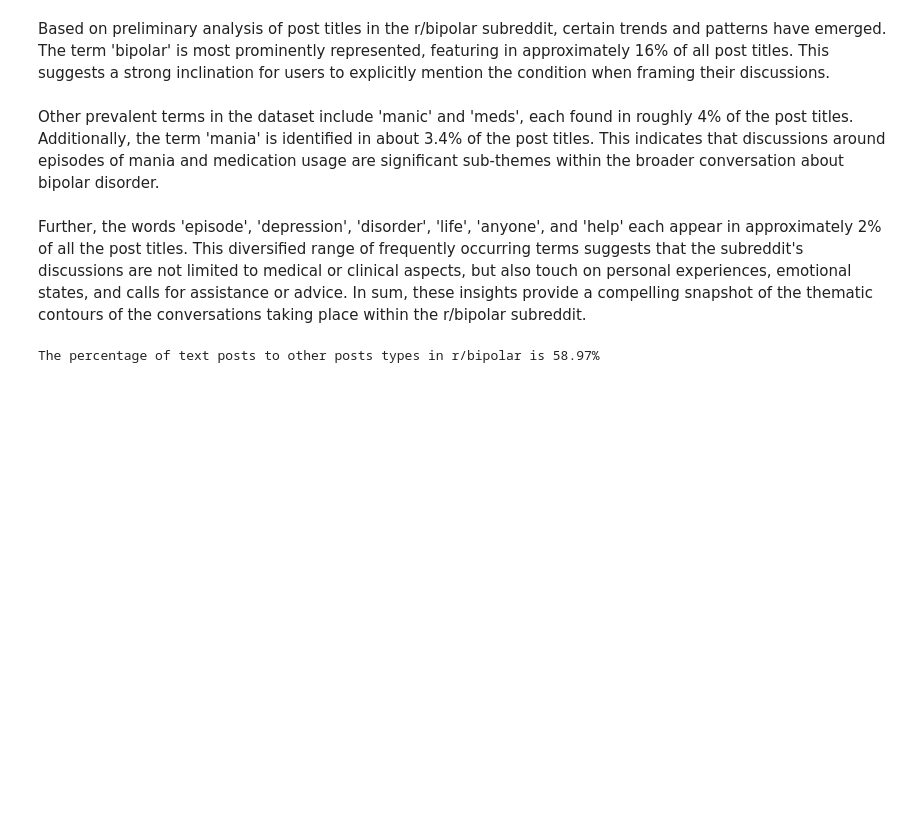
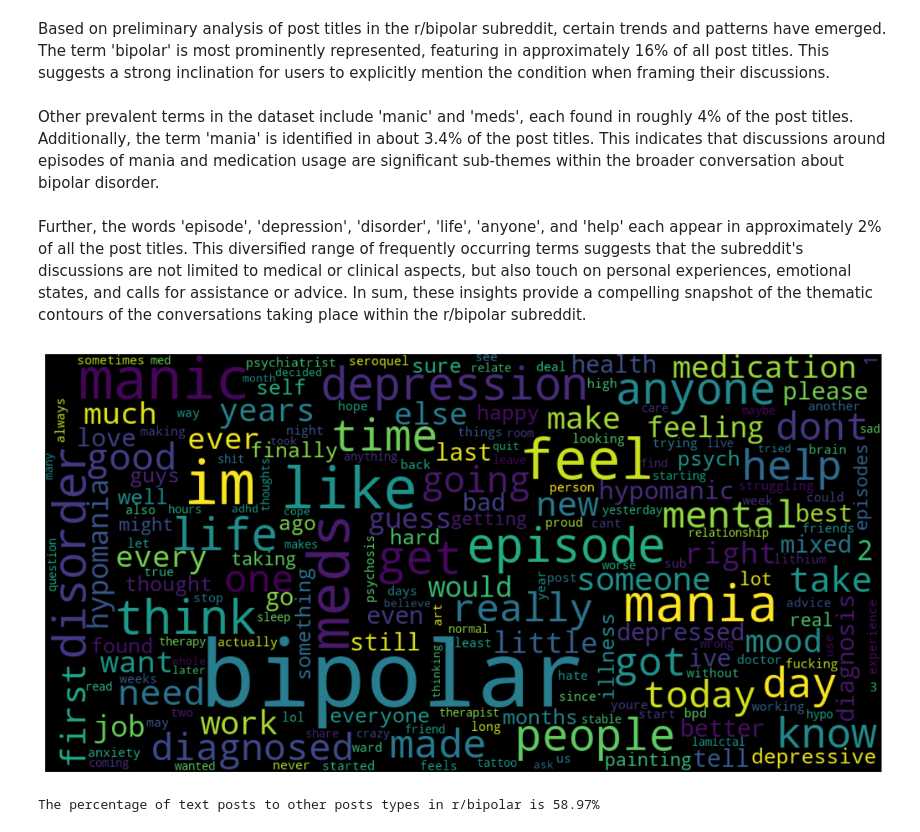
Before and after one commit to charlesyapai/GAProj3, a Jupyter notebook: eda/eda.ipynb, the cells around one changed output. Drawn from its saved outputs; the diff is of its cells as text; code cells hidden in the pictures; blank space fills up the shorter version.

```diff
--- a/eda/eda.ipynb
+++ b/eda/eda.ipynb
@@ -134,6 +135,19 @@ Based on preliminary analysis of post titles in the r/bipolar subreddit, certain
 Other prevalent terms in the dataset include 'manic' and 'meds', each found in roughly 4% of the post titles. Additionally, the term 'mania' is identified in about 3.4% of the post titles. This indicates that discussions around episodes of mania and medication usage are significant sub-themes within the broader conversation about bipolar disorder.
 <br><br>
 Further, the words 'episode', 'depression', 'disorder', 'life', 'anyone', and 'help' each appear in approximately 2% of all the post titles. This diversified range of frequently occurring terms suggests that the subreddit's discussions are not limited to medical or clinical aspects, but also touch on personal experiences, emotional states, and calls for assistance or advice. In sum, these insights provide a compelling snapshot of the thematic contours of the conversations taking place within the r/bipolar subreddit.
+# %%
+bipolar_word_dict = dict(bipolar_word_counts)
+
+# Create the WordCloud object
+wordcloud = WordCloud(width = 1000, height = 500, random_state=21, max_font_size=110).generate_from_frequencies(bipolar_word_dict)
+
+# Display the generated image
+plt.figure(figsize=(15, 8))
+plt.imshow(wordcloud, interpolation='bilinear')
+plt.axis('off')
+plt.show()
+# %% [output]
+[figure, added]
 # %%
 print(f'The percentage of text posts to other posts types in r/bipolar is {round(bipolar_df["text"].notnull().sum()/bipolar_df.shape[0]*100, 2)}%')
 # %% [output]
```
Also changed, not shown: parts of 2 cells of this notebook, 3 other files.
